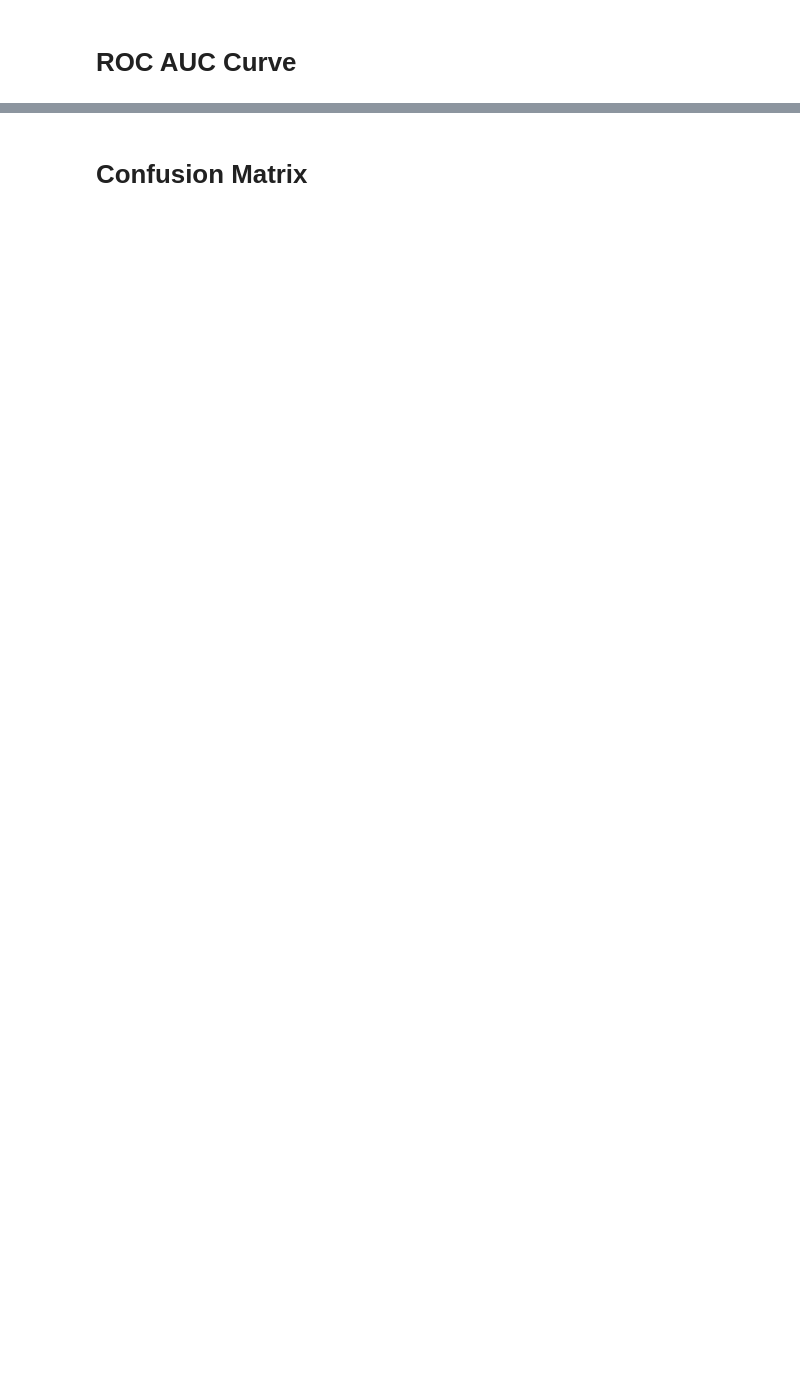
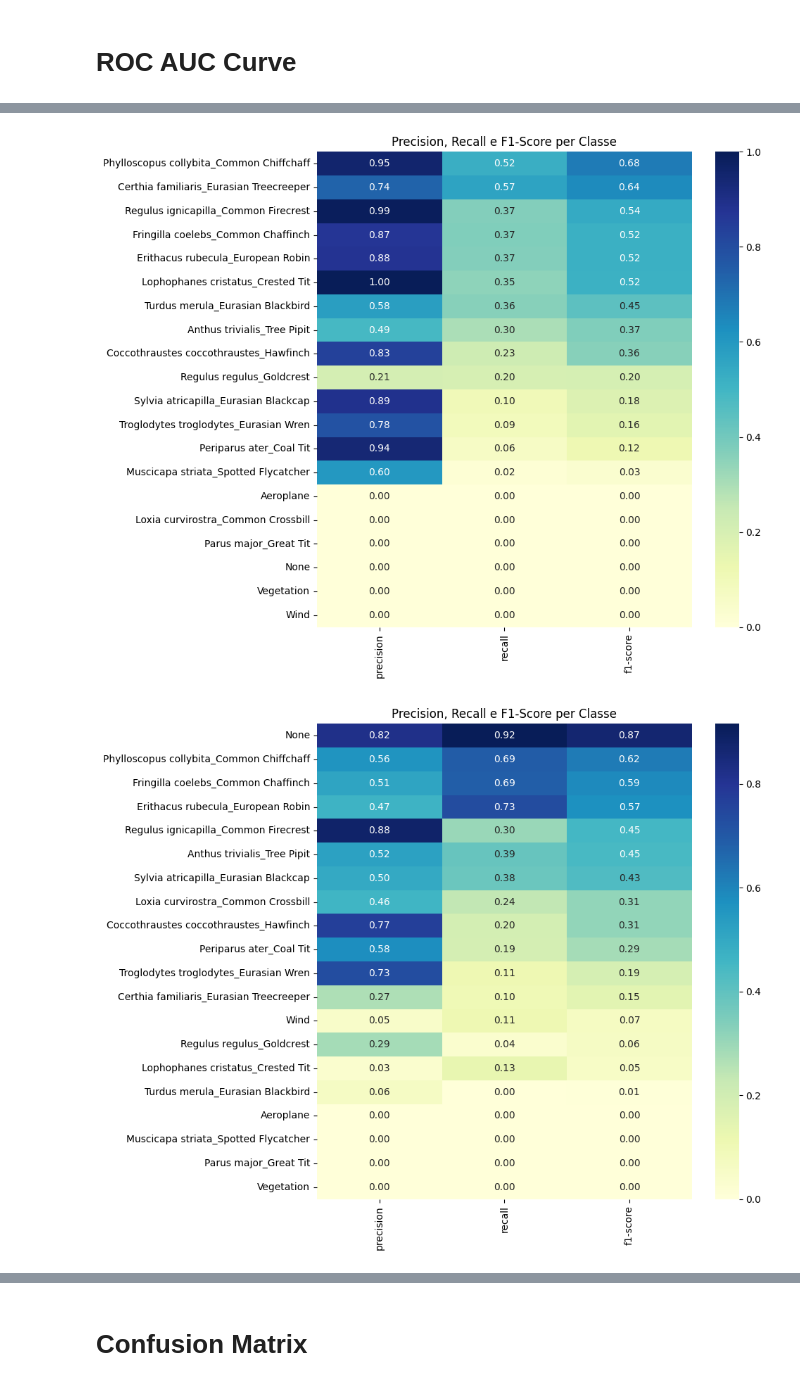
Before and after one commit to giacomoschiavo/finetuning-BirdNET, a Jupyter notebook: 6_model_evaluation_metrics.ipynb, the cells around one changed output, grey strips where cells are left out. Saved outputs shown, nothing was run; the diff lists cells and outputs as text; code cells hidden in the pictures; blank space fills up the shorter version.

```diff
--- a/6_model_evaluation_metrics.ipynb
+++ b/6_model_evaluation_metrics.ipynb
@@ -163,0 +154,5 @@ clf_report_df.T
+# %%
+selected_model = models_results["orig"]
+clf_report = classification_report(selected_model['y_true'], selected_model['y_pred'], target_names=selected_model['class_names'], output_dict=True, zero_division=0)
+clf_report_df = pd.read_json(StringIO(json.dumps(clf_report)))
+clf_report_df.T
@@ -224,0 +303,35 @@ for model in ['orig', 'augm', 'augm_cnn']:
+# %%
+import seaborn as sns
+import pandas as pd
+import matplotlib.pyplot as plt
+
+def plot_combined_metrics_heatmap(report_dict):
+    # Rimuovi metriche globali
+    df = pd.DataFrame(report_dict).T.drop(
+        ['accuracy', 'macro avg', 'weighted avg', 'micro avg', 'samples avg'],
+        errors='ignore'
+    )
+
+    # Tieni solo precision, recall e f1-score
+    df_metrics = df[['precision', 'recall', 'f1-score']].T
+
+    # Ordina le colonne in base all'f1-score
+    ordered_cols = df.sort_values(by='f1-score', ascending=False).index
+    df_metrics = df_metrics[ordered_cols].T
+
+    # Plot
+    plt.figure(figsize=(10, 8))
+    sns.heatmap(df_metrics, annot=True, fmt=".2f", cmap="YlGnBu", cbar=True)
+    plt.title('Precision, Recall e F1-Score per Classe')
+    plt.yticks(rotation=0)
+    plt.xticks(rotation=90)
+    plt.tight_layout()
+    plt.show()
+
+for model in ['orig', 'augm', 'augm_cnn']:
+    selected_model = models_results[model]
+    clf_report = classification_report(selected_model['y_true'], selected_model['y_pred'], target_names=selected_model['class_names'], output_dict=True, zero_division=0)
+    plot_combined_metrics_heatmap(clf_report)
+# %% [output]
+[figure, added]
+[figure, added]
```
Also changed, not shown: parts of 17 cells of this notebook, 1 other file.
